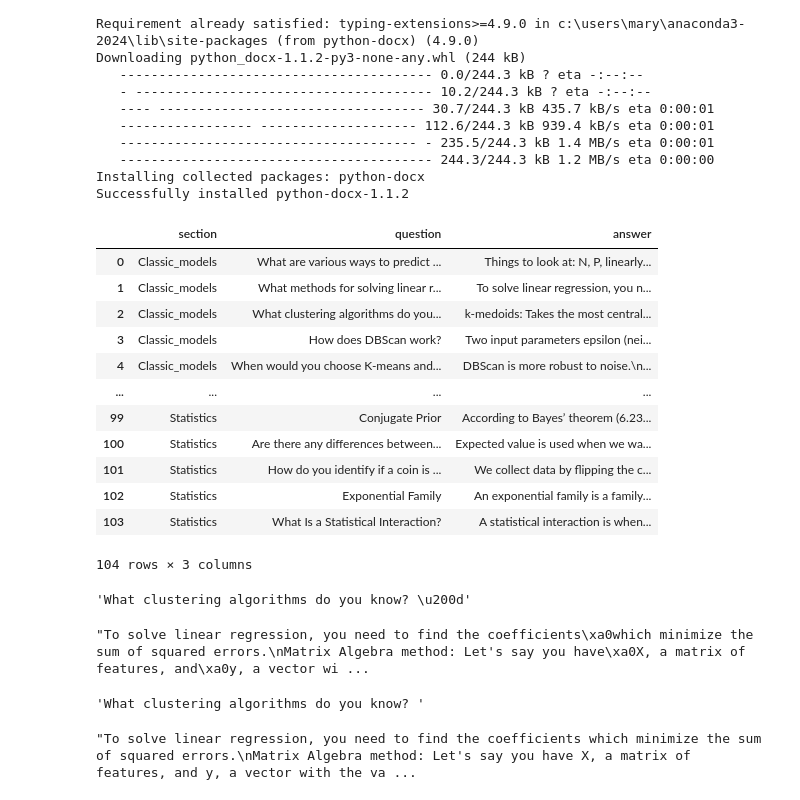
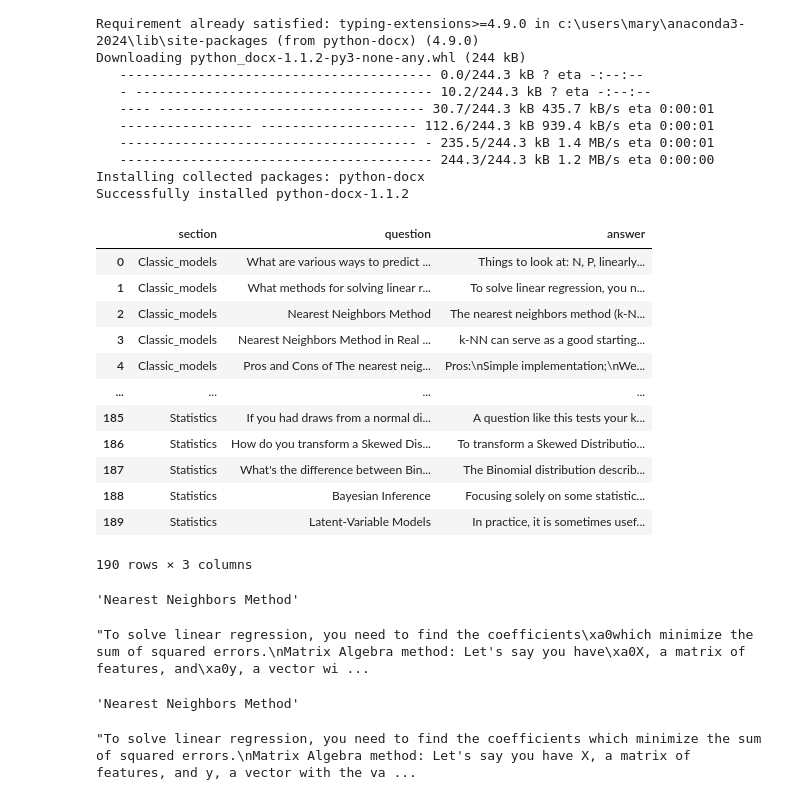
Before and after one commit to mary-el/rag-ds-interview, a Jupyter notebook: data_preparation.ipynb, the cells around one changed output. Cells and saved outputs as stored; diff of their text form; code cells hidden in the pictures.

```diff
--- a/data_preparation.ipynb
+++ b/data_preparation.ipynb
@@ -36,7 +36,7 @@ import pandas as pd
 import glob
 import os
 # %%
-data_folder = 'C:\ds_interview_preparation'
+data_folder = 'docs'
 # %%
 def get_data(folder):
     files = glob.glob(data_folder + '\*.docx')
@@ -62,26 +62,26 @@ def get_data(folder):
         answers.append(current_answer)
     return pd.DataFrame({'section': sections, 'question': questions, 'answer': answers})
 # %%
-ds = get_data(r'C:\ds_interview_preparation')
+ds = get_data(data_folder)
 ds
 # %% [output]
 |  | section | question | answer |
 | 0 | Classic_models | What are various ways to predict ... | Things to look at: N, P, linearly... |
 | 1 | Classic_models | What methods for solving linear r... | To solve linear regression, you n... |
-| 2 | Classic_models | What clustering algorithms do you... | k-medoids: Takes the most central... |
-| 3 | Classic_models | How does DBScan work? | Two input parameters epsilon (nei... |
-| 4 | Classic_models | When would you choose K-means and... | DBScan is more robust to noise.\n... |
+| 2 | Classic_models | Nearest Neighbors Method | The nearest neighbors method (k-N... |
+| 3 | Classic_models | Nearest Neighbors Method in Real ... | k-NN can serve as a good starting... |
+| 4 | Classic_models | Pros and Cons of The nearest neig... | Pros:\nSimple implementation;\nWe... |
 | ... | ... | ... | ... |
-| 99 | Statistics | Conjugate Prior | According to Bayes’ theorem (6.23... |
-| 100 | Statistics | Are there any differences between... | Expected value is used when we wa... |
-| 101 | Statistics | How do you identify if a coin is ... | We collect data by flipping the c... |
-| 102 | Statistics | Exponential Family | An exponential family is a family... |
-| 103 | Statistics | What Is a Statistical Interaction? | A statistical interaction is when... |
+| 185 | Statistics | If you had draws from a normal di... | A question like this tests your k... |
+| 186 | Statistics | How do you transform a Skewed Dis... | To transform a Skewed Distributio... |
+| 187 | Statistics | What's the difference between Bin... | The Binomial distribution describ... |
+| 188 | Statistics | Bayesian Inference | Focusing solely on some statistic... |
+| 189 | Statistics | Latent-Variable Models | In practice, it is sometimes usef... |
-104 rows × 3 columns
+190 rows × 3 columns
 # %%
 ds['question'][2]
 # %% [output]
-'What clustering algorithms do you know? \u200d'
+'Nearest Neighbors Method'
 # %%
 ds['answer'][1]
 # %% [output]
@@ -91,7 +91,7 @@ ds_cleaned = ds.replace({'\u200d': '', '\xa0': ' ', '\u200b': ''}, regex=True)
 # %%
 ds_cleaned['question'][2]
 # %% [output]
-'What clustering algorithms do you know? '
+'Nearest Neighbors Method'
 # %%
 ds_cleaned['answer'][1]
 # %% [output]
```
Also changed, not shown: 8 other files.
